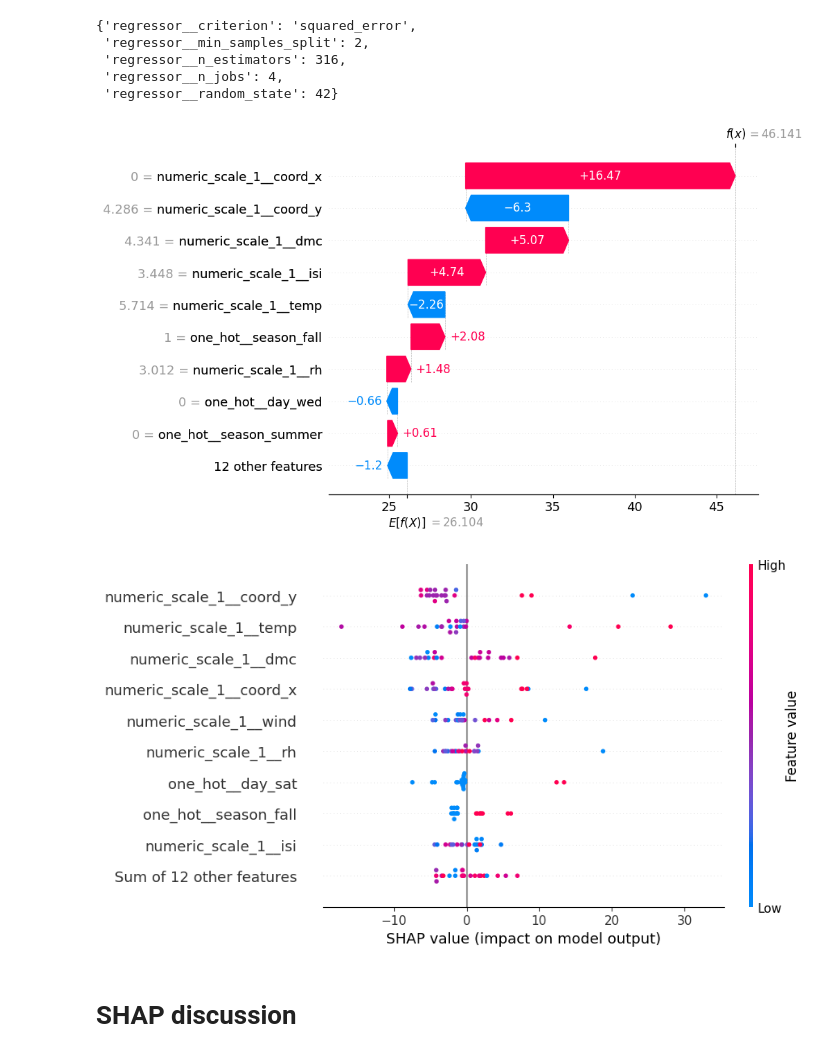
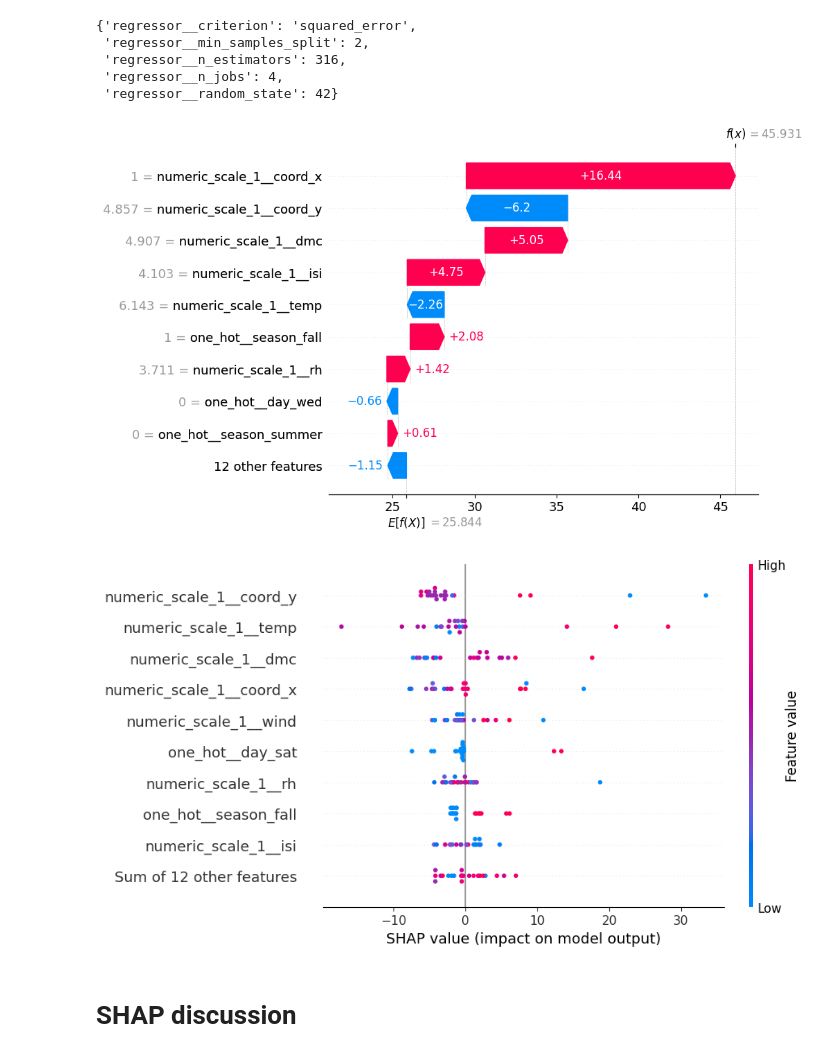
Before and after one commit to rossanot/production, a Jupyter notebook: 02_activities/assignments/assignment_2.ipynb, the cells around one changed output. Cells and saved outputs as stored; diff of their text form; code cells hidden in the pictures.

```diff
--- a/02_activities/assignments/assignment_2.ipynb
+++ b/02_activities/assignments/assignment_2.ipynb
@@ -315,7 +335,7 @@ preproc1 = ColumnTransformer(
     transformers=[
         (
             'numeric_scale_1',
-            MinMaxScaler(feature_range=(0, 10)),
+            MinMaxScaler(feature_range=(1, 10)),
             num_columns
             ),
         (
@@ -761,22 +766,22 @@ best_model.best_params_
  'regressor__random_state': 42}
 # %%
 # explain all the predictions in the test set
-data_transform = best_model.best_estimator_.named_steps['preprocessing'].transform(X_d_test.drop('month', axis=1))
+data_transform = best_model.best_estimator_.named_steps['preprocessing'].transform(X_d_test)
 
 explainer = shap.TreeExplainer(
     best_model.best_estimator_['regressor'],
     data_transform,
     feature_names = best_model.best_estimator_.named_steps['preprocessing'].get_feature_names_out()
     )
 
 shap_values = explainer(data_transform, check_additivity=False)
 shap.plots.waterfall(shap_values[1])
 # %% [output]
-[figure, old version]
+[figure, new version]
 # %%
 shap.plots.beeswarm(shap_values)
 # %% [output]
-[figure, old version]
+[figure, new version]
 # %% [markdown]
 # SHAP discussion
 # %% [markdown]
```
Also changed, not shown: parts of 19 cells of this notebook.
